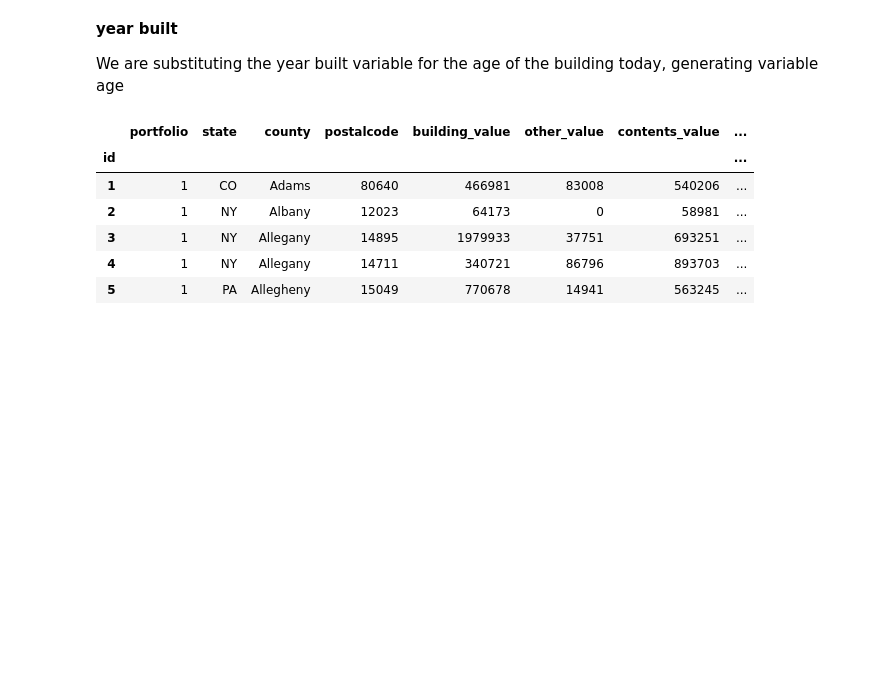
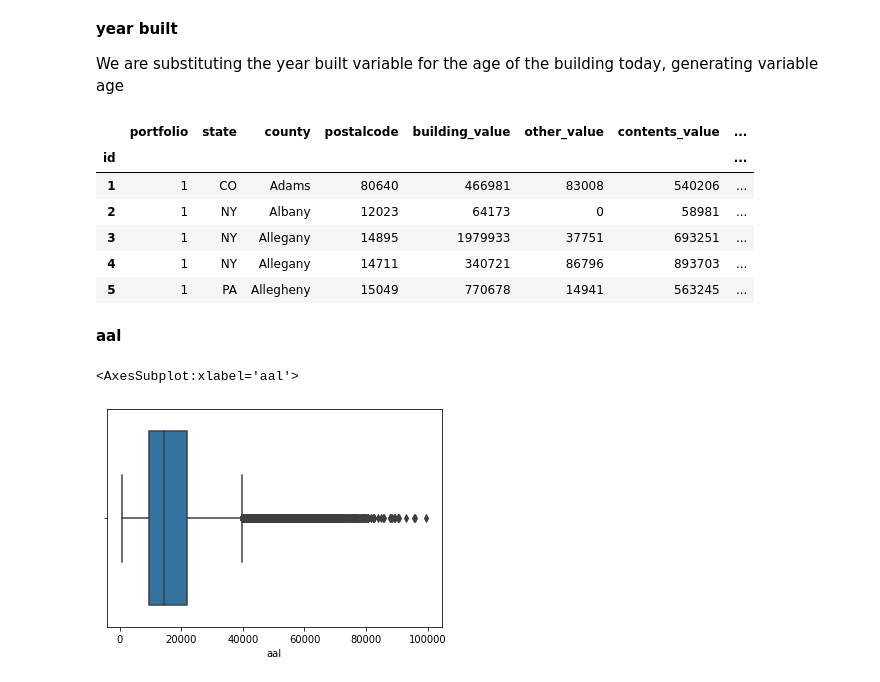
Before and after one commit to kevinmiguel97/Winter-storm-risk-evaluation, a Jupyter notebook: locations_analysis.ipynb, the cells around one changed output. Drawn from its saved outputs; the diff is of its cells as text; code cells hidden in the pictures; blank space fills up the shorter version.

```diff
--- a/locations_analysis.ipynb
+++ b/locations_analysis.ipynb
@@ -182,3 +182,10 @@ df_locations.head()
 | 3 | 1 | NY | Allegany | 14895 | 1979933 | 37751 | 693251 | ... |
 | 4 | 1 | NY | Allegany | 14711 | 340721 | 86796 | 893703 | ... |
 | 5 | 1 | PA | Allegheny | 15049 | 770678 | 14941 | 563245 | ... |
+# %% [markdown]
+**aal**
+# %%
+sns.boxplot(df_locations['aal'])
+# %% [output]
+<AxesSubplot:xlabel='aal'>
+[figure, added]
```
